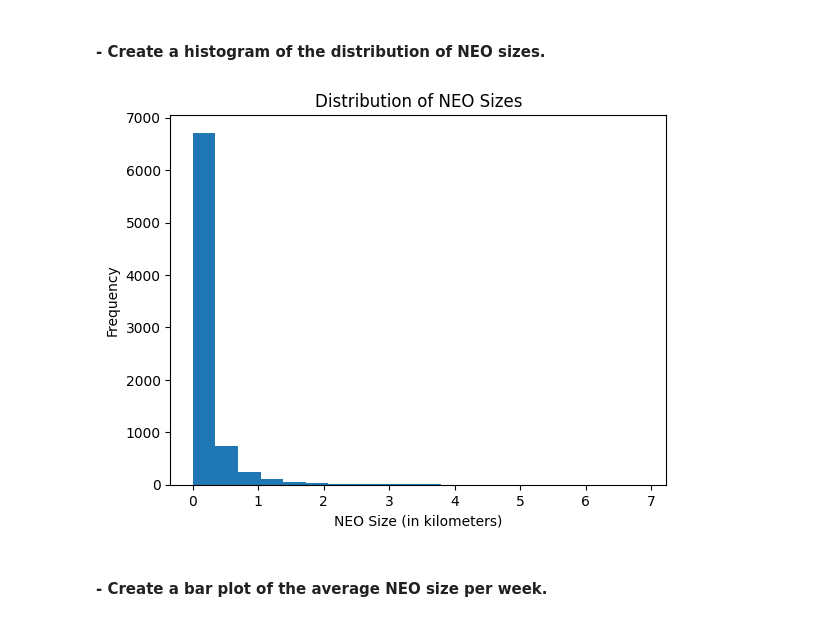
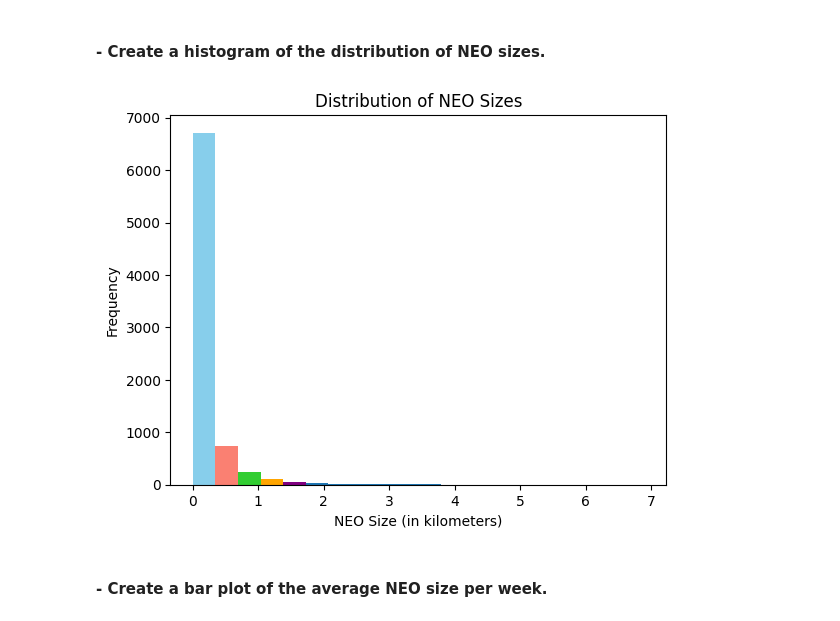
Before and after one commit to Strongside-87/Project-Delivery, a Jupyter notebook: 5_nasa_data_collection_and_visualization.ipynb, the cells around one changed output. Drawn from its saved outputs; the diff is of its cells as text; code cells hidden in the pictures.

```diff
--- a/5_nasa_data_collection_and_visualization.ipynb
+++ b/5_nasa_data_collection_and_visualization.ipynb
@@ -156,22 +159,29 @@ plt.show()
 # %% [markdown]
 #### - Create a histogram of the distribution of NEO sizes.
 # %%
-import matplotlib.pyplot as plt
-
 # Extract NEO sizes from the dataset
 sizes = []
 for d in data:
     for date in d['near_earth_objects']:
         for neo in d['near_earth_objects'][date]:
             sizes.append(neo['estimated_diameter']['kilometers']['estimated_diameter_max'])
 
+# Define custom colors for the histogram bars
+colors = ['skyblue', 'salmon', 'limegreen', 'orange', 'purple']
+
 # Plot the histogram
-plt.hist(sizes, bins=20)
+n, bins, patches = plt.hist(sizes, bins=20)
+
+# Set custom colors for the histogram bars
+for patch, color in zip(patches, colors):
+    patch.set_facecolor(color)
+
 plt.xlabel('NEO Size (in kilometers)')
 plt.ylabel('Frequency')
 plt.title('Distribution of NEO Sizes')
+
 plt.show()
 # %% [output]
-[figure, old version]
+[figure, new version]
 # %% [markdown]
 #### - Create a bar plot of the average NEO size per week.
```
Also changed, not shown: parts of 8 cells of this notebook, 1 other file.
